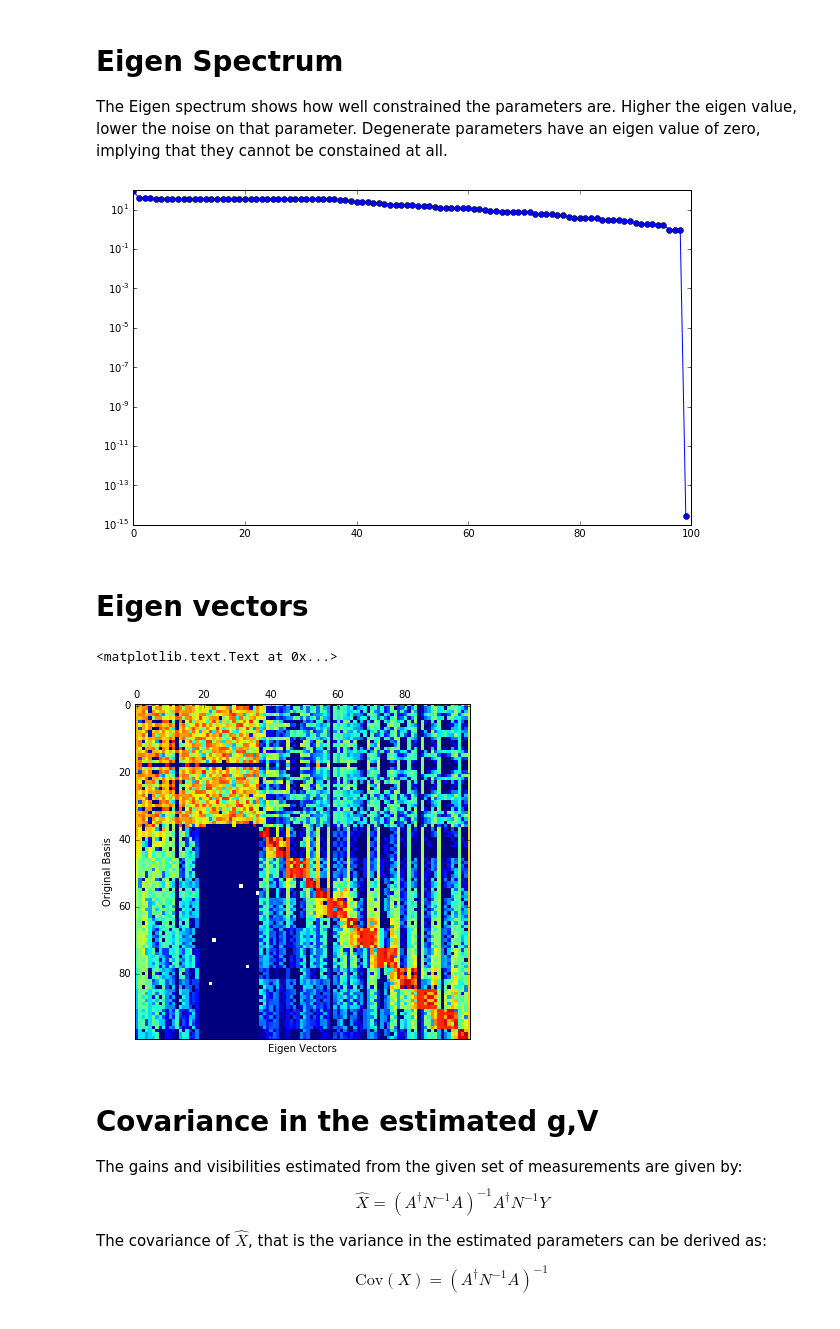
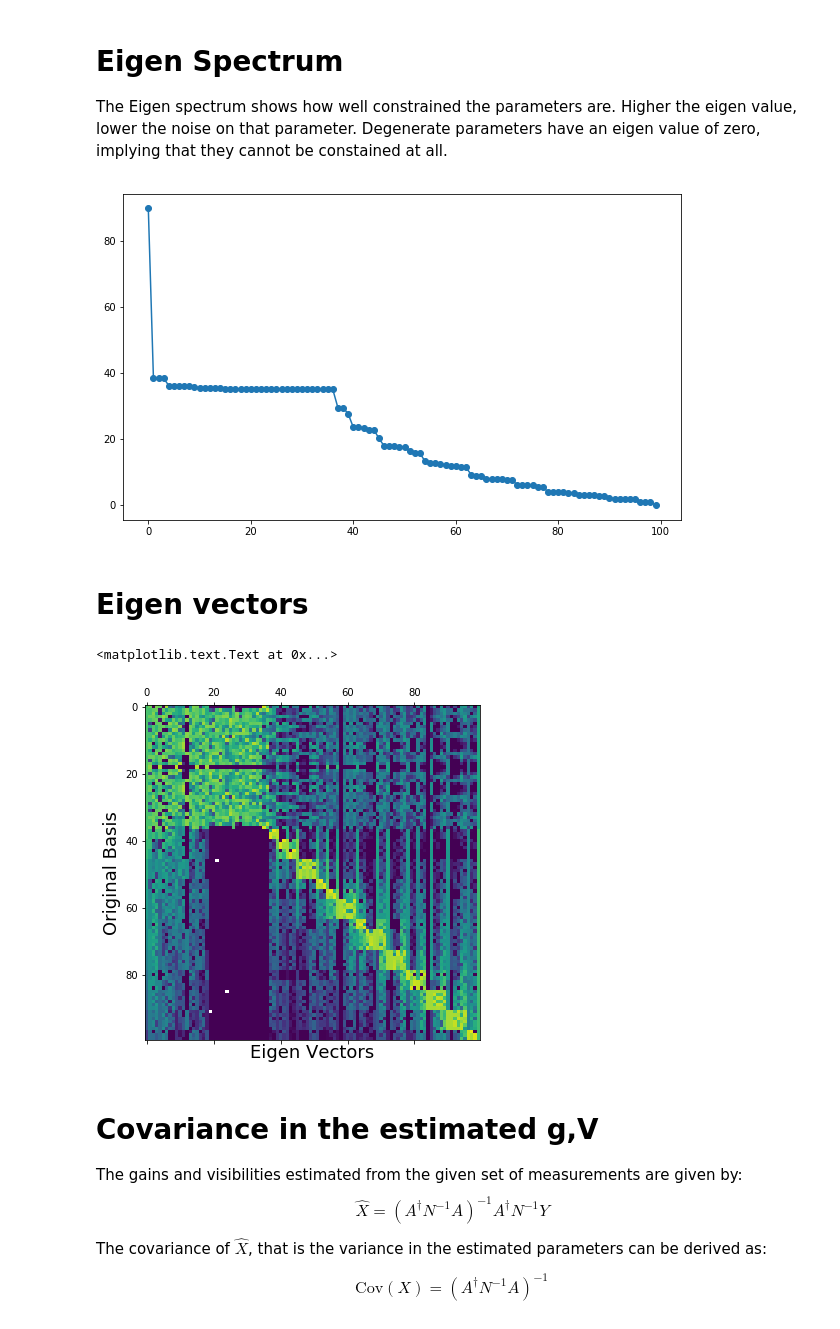
Before and after one commit to dgorthi/Notes, a Jupyter notebook: Inverse Noise Weighting.ipynb, the cells around one changed output. Cells and saved outputs as stored; diff of their text form; code cells hidden in the pictures.

```diff
--- a/Inverse Noise Weighting.ipynb
+++ b/Inverse Noise Weighting.ipynb
@@ -89,22 +94,21 @@ The Eigen spectrum shows how well constrained the parameters are. Higher the eig
 U,S,V = np.linalg.svd(M)
 # %%
 plt.figure(2)
-plt.semilogy(S,'o-')
+plt.plot(S,'o-')
 plt.show()
 # %% [output]
-[figure, old version]
+[figure, new version]
 # %% [markdown]
 # Eigen vectors
 # %%
 import warnings
 warnings.filterwarnings('ignore')
-plt.matshow(np.log10(np.abs(U)),vmax=0,vmin=-3)
-plt.xlabel('Eigen Vectors')
-plt.ylabel('Original Basis')
-#plt.colorbar(orientation='horizontal')
+plt.matshow(np.log10(np.abs(U)),vmax=0,vmin=-3,cmap='viridis')
+plt.xlabel('Eigen Vectors',fontsize=18)
+plt.ylabel('Original Basis',fontsize=18)
 # %% [output]
 <matplotlib.text.Text at 0x...>
-[figure, old version]
+[figure, new version]
 # %% [markdown]
 # Covariance in the estimated g,V
 
```
Also changed, not shown: parts of 11 cells of this notebook, 1 other file.
